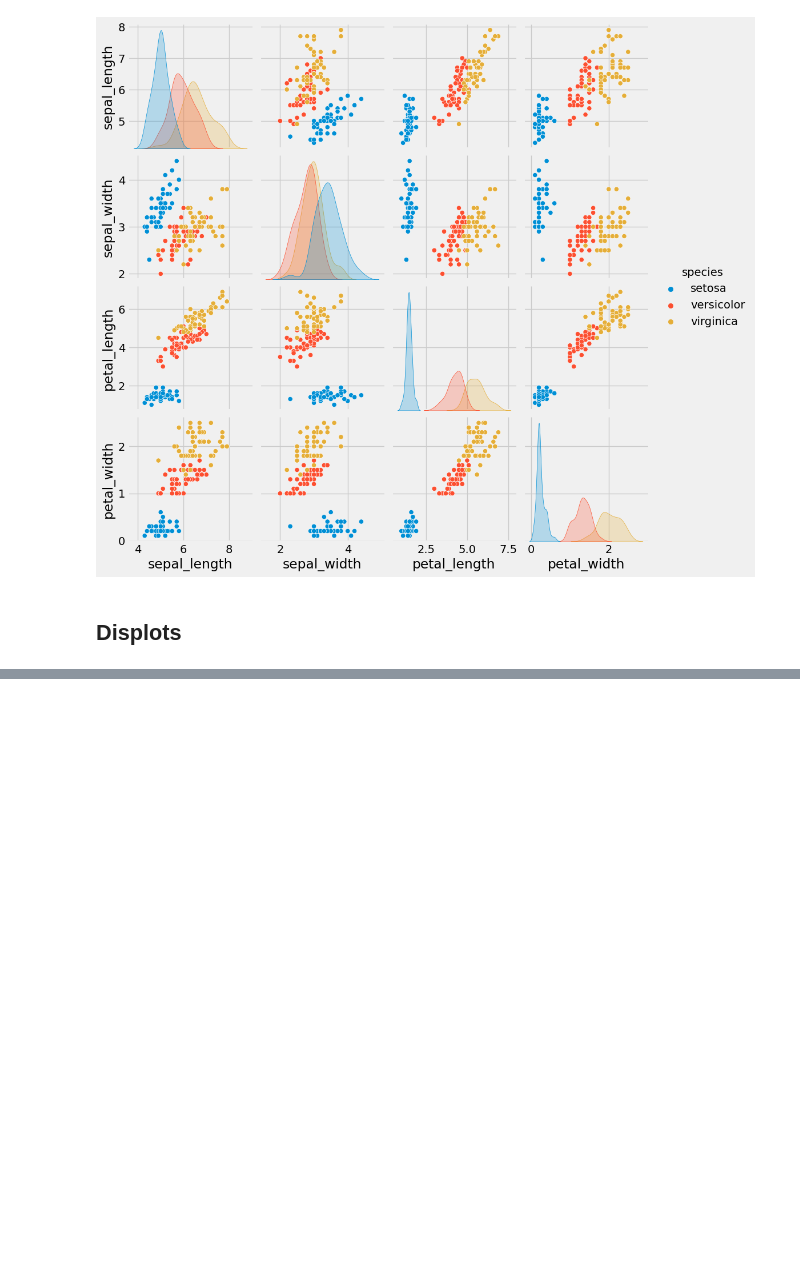
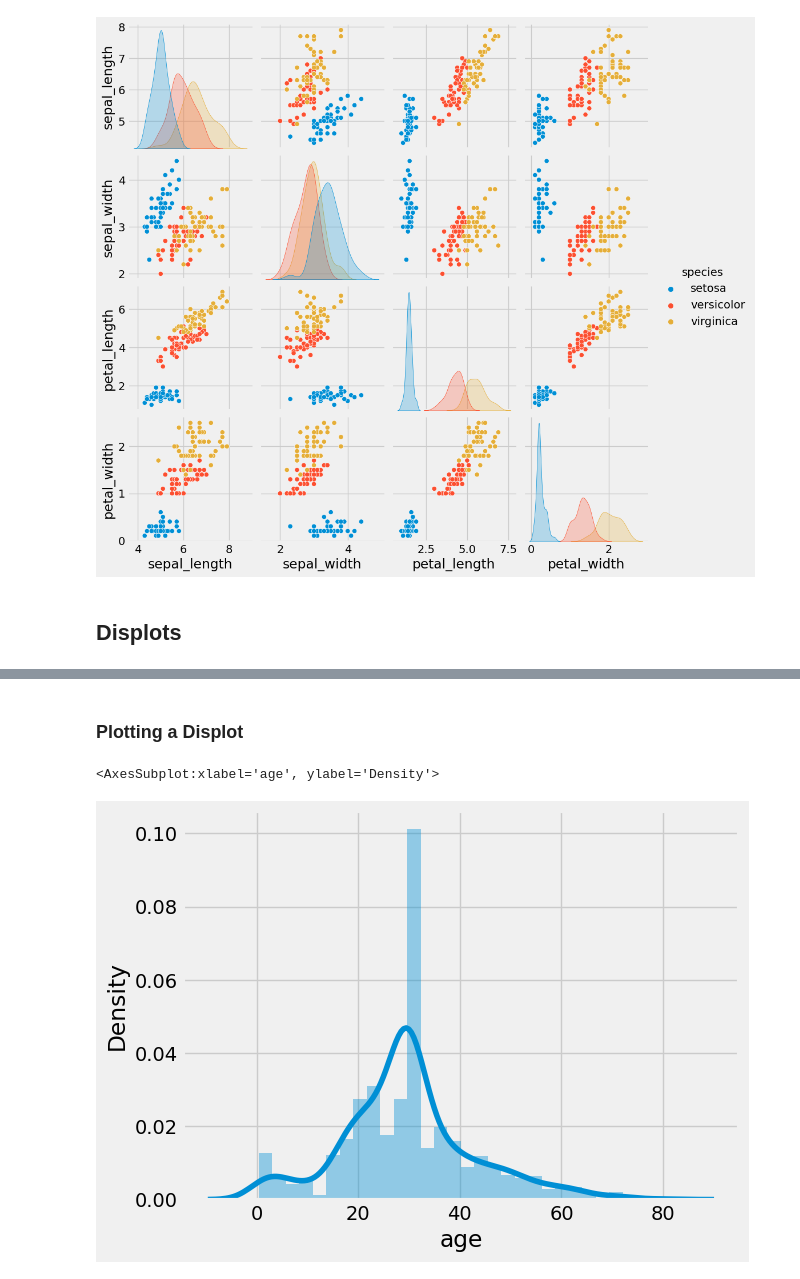
Before and after one commit to Uqbaahmad/Machinelearning_pt1, a Jupyter notebook: Seaborn/seaborn.ipynb, the cells around one changed output, grey strips where cells are left out. Saved outputs shown, nothing was run; the diff lists cells and outputs as text; code cells hidden in the pictures; blank space fills up the shorter version.

```diff
--- a/Seaborn/seaborn.ipynb
+++ b/Seaborn/seaborn.ipynb
@@ -323,3 +323,6 @@ sns.pairplot(iris, hue='species')
 # 1. Histogram
 # 2. kernel Density Estimation (PDF)
 # 3. Rugplot
+# %%
+titanic = sns.load_dataset('titanic')
+titanic.head()
@@ -325,0 +336,9 @@ sns.pairplot(iris, hue='species')
+# %%
+titanic['age'].fillna(titanic['age'].mean(), inplace= True)
+# %% [markdown]
+### Plotting a Displot
+# %%
+sns.distplot(titanic['age'])
+# %% [output]
+<AxesSubplot:xlabel='age', ylabel='Density'>
+[figure, added]
```
Also changed, not shown: parts of 13 cells of this notebook.
